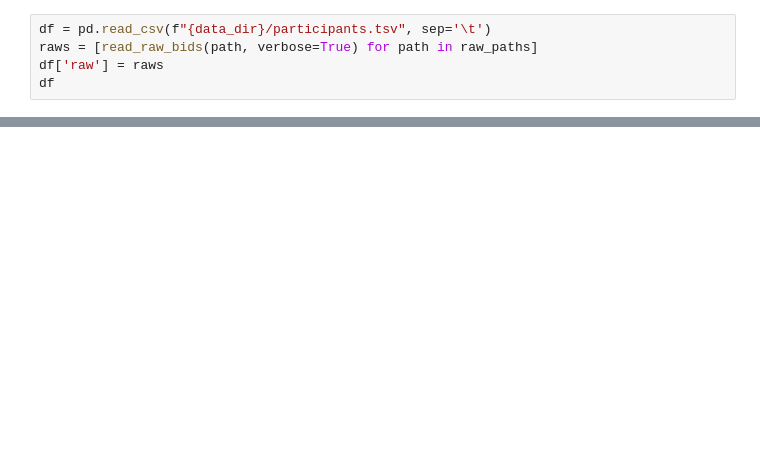
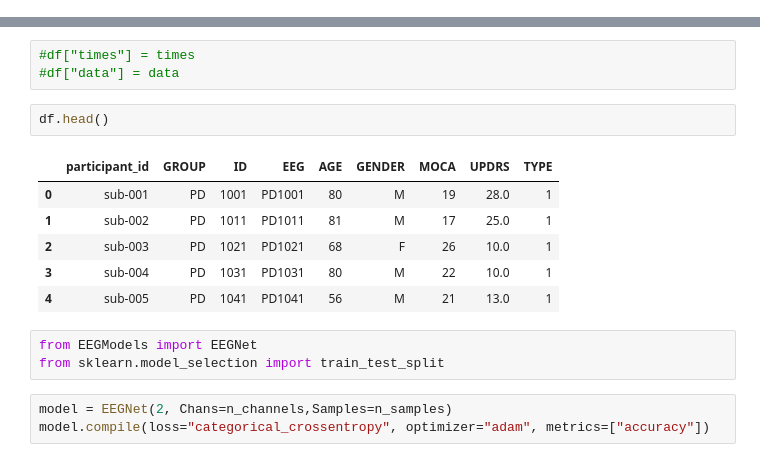
Before and after one commit to halli2/eeg-proj, a Jupyter notebook: notebooks/preprocess.ipynb, the cells around one changed output, grey strips where cells are left out. Saved outputs shown, nothing was run; the diff lists cells and outputs as text; blank space fills up the shorter version.

```diff
--- a/notebooks/preprocess.ipynb
+++ b/notebooks/preprocess.ipynb
@@ -17,5 +21,0 @@ raw_paths: list[BIDSPath] = find_matching_paths(
-# %%
-df = pd.read_csv(f"{data_dir}/participants.tsv", sep='\t')
-raws = [read_raw_bids(path, verbose=True) for path in raw_paths]
-df['raw'] = raws
-df
@@ -228,0 +104,18 @@ Consider setting the channel types to be of EEG/sEEG/ECoG/DBS/fNIRS using inst.s
+# %%
+#df["times"] = times
+#df["data"] = data
+# %%
+df.head()
+# %% [output]
+|  | participant_id | GROUP | ID | EEG | AGE | GENDER | MOCA | UPDRS | TYPE |
+| 0 | sub-001 | PD | 1001 | PD1001 | 80 | M | 19 | 28.0 | 1 |
+| 1 | sub-002 | PD | 1011 | PD1011 | 81 | M | 17 | 25.0 | 1 |
+| 2 | sub-003 | PD | 1021 | PD1021 | 68 | F | 26 | 10.0 | 1 |
+| 3 | sub-004 | PD | 1031 | PD1031 | 80 | M | 22 | 10.0 | 1 |
+| 4 | sub-005 | PD | 1041 | PD1041 | 56 | M | 21 | 13.0 | 1 |
+# %%
+from EEGModels import EEGNet
+from sklearn.model_selection import train_test_split
+# %%
+model = EEGNet(2, Chans=n_channels,Samples=n_samples)
+model.compile(loss="categorical_crossentropy", optimizer="adam", metrics=["accuracy"])
```
Also changed, not shown: parts of 14 cells of this notebook, 3 other files.
